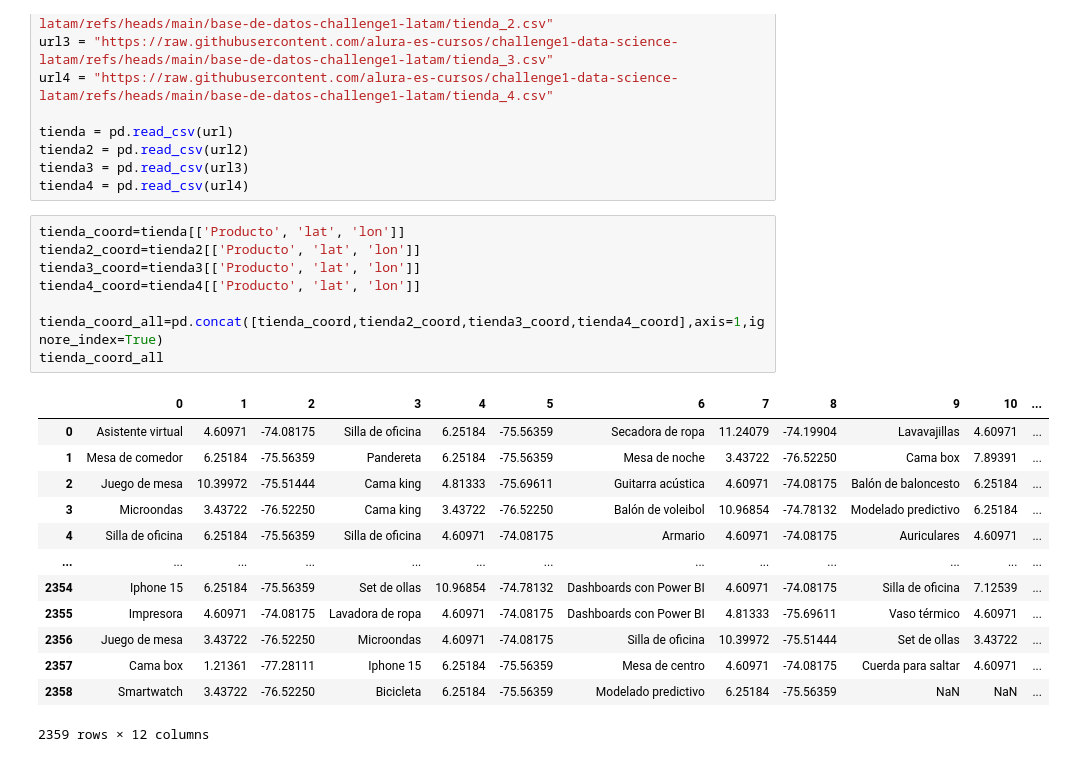
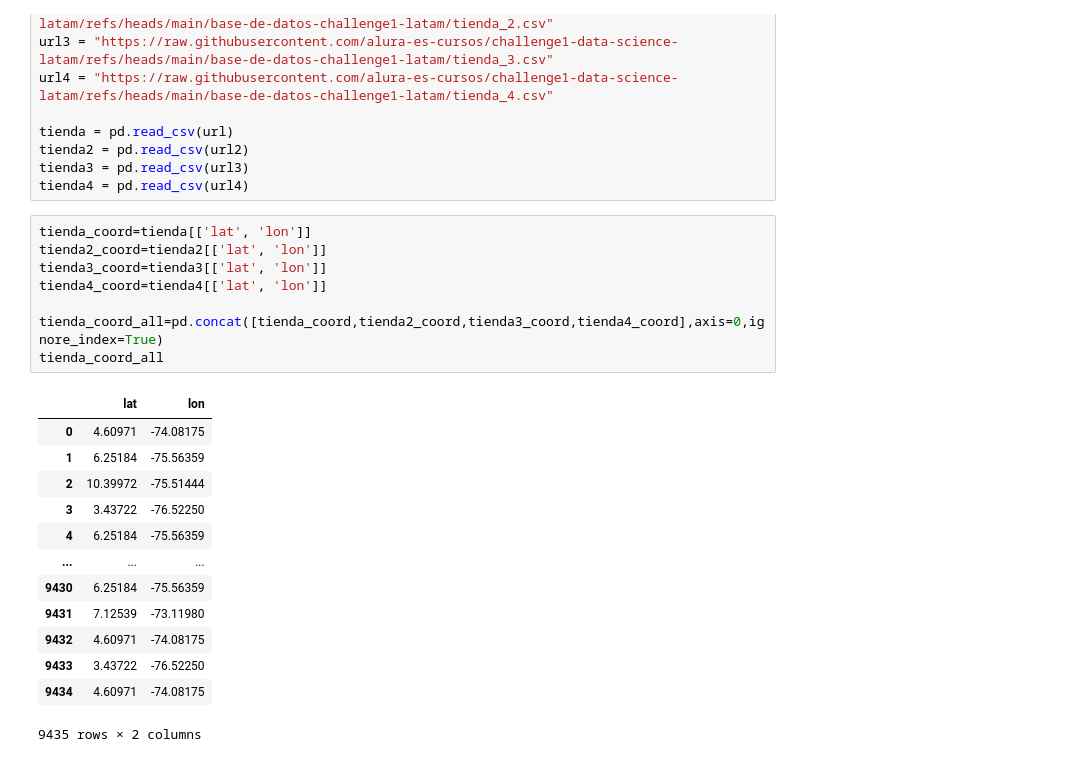
Before and after one commit to Vanzhel01/Challenge-Allura-Store, a Jupyter notebook: AluraStoreLatam.ipynb, the cells around one changed output. Saved outputs shown, nothing was run; the diff lists cells and outputs as text.

```diff
--- a/AluraStoreLatam.ipynb
+++ b/AluraStoreLatam.ipynb
@@ -950,24 +950,24 @@ tienda2 = pd.read_csv(url2)
 tienda3 = pd.read_csv(url3)
 tienda4 = pd.read_csv(url4)
 # %%
-tienda_coord=tienda[['Producto', 'lat', 'lon']]
-tienda2_coord=tienda2[['Producto', 'lat', 'lon']]
-tienda3_coord=tienda3[['Producto', 'lat', 'lon']]
-tienda4_coord=tienda4[['Producto', 'lat', 'lon']]
+tienda_coord=tienda[['lat', 'lon']]
+tienda2_coord=tienda2[['lat', 'lon']]
+tienda3_coord=tienda3[['lat', 'lon']]
+tienda4_coord=tienda4[['lat', 'lon']]
 
-tienda_coord_all=pd.concat([tienda_coord,tienda2_coord,tienda3_coord,tienda4_coord],axis=1,ignore_index=True)
+tienda_coord_all=pd.concat([tienda_coord,tienda2_coord,tienda3_coord,tienda4_coord],axis=0,ignore_index=True)
 tienda_coord_all
 # %% [output]
-|  | 0 | 1 | 2 | 3 | 4 | 5 | 6 | 7 | 8 | 9 | 10 | ... |
-| 0 | Asistente virtual | 4.60971 | -74.08175 | Silla de oficina | 6.25184 | -75.56359 | Secadora de ropa | 11.24079 | -74.19904 | Lavavajillas | 4.60971 | ... |
-| 1 | Mesa de comedor | 6.25184 | -75.56359 | Pandereta | 6.25184 | -75.56359 | Mesa de noche | 3.43722 | -76.52250 | Cama box | 7.89391 | ... |
-| 2 | Juego de mesa | 10.39972 | -75.51444 | Cama king | 4.81333 | -75.69611 | Guitarra acústica | 4.60971 | -74.08175 | Balón de baloncesto | 6.25184 | ... |
-| 3 | Microondas | 3.43722 | -76.52250 | Cama king | 3.43722 | -76.52250 | Balón de voleibol | 10.96854 | -74.78132 | Modelado predictivo | 6.25184 | ... |
-| 4 | Silla de oficina | 6.25184 | -75.56359 | Silla de oficina | 4.60971 | -74.08175 | Armario | 4.60971 | -74.08175 | Auriculares | 4.60971 | ... |
-| ... | ... | ... | ... | ... | ... | ... | ... | ... | ... | ... | ... | ... |
-| 2354 | Iphone 15 | 6.25184 | -75.56359 | Set de ollas | 10.96854 | -74.78132 | Dashboards con Power BI | 4.60971 | -74.08175 | Silla de oficina | 7.12539 | ... |
-| 2355 | Impresora | 4.60971 | -74.08175 | Lavadora de ropa | 4.60971 | -74.08175 | Dashboards con Power BI | 4.81333 | -75.69611 | Vaso térmico | 4.60971 | ... |
-| 2356 | Juego de mesa | 3.43722 | -76.52250 | Microondas | 4.60971 | -74.08175 | Silla de oficina | 10.39972 | -75.51444 | Set de ollas | 3.43722 | ... |
-| 2357 | Cama box | 1.21361 | -77.28111 | Iphone 15 | 6.25184 | -75.56359 | Mesa de centro | 4.60971 | -74.08175 | Cuerda para saltar | 4.60971 | ... |
-| 2358 | Smartwatch | 3.43722 | -76.52250 | Bicicleta | 6.25184 | -75.56359 | Modelado predictivo | 6.25184 | -75.56359 | NaN | NaN | ... |
+|  | lat | lon |
+| 0 | 4.60971 | -74.08175 |
+| 1 | 6.25184 | -75.56359 |
+| 2 | 10.39972 | -75.51444 |
+| 3 | 3.43722 | -76.52250 |
+| 4 | 6.25184 | -75.56359 |
+| ... | ... | ... |
+| 9430 | 6.25184 | -75.56359 |
+| 9431 | 7.12539 | -73.11980 |
+| 9432 | 4.60971 | -74.08175 |
+| 9433 | 3.43722 | -76.52250 |
+| 9434 | 4.60971 | -74.08175 |
-2359 rows × 12 columns
+9435 rows × 2 columns
```
Also changed, not shown: parts of 16 cells of this notebook.
